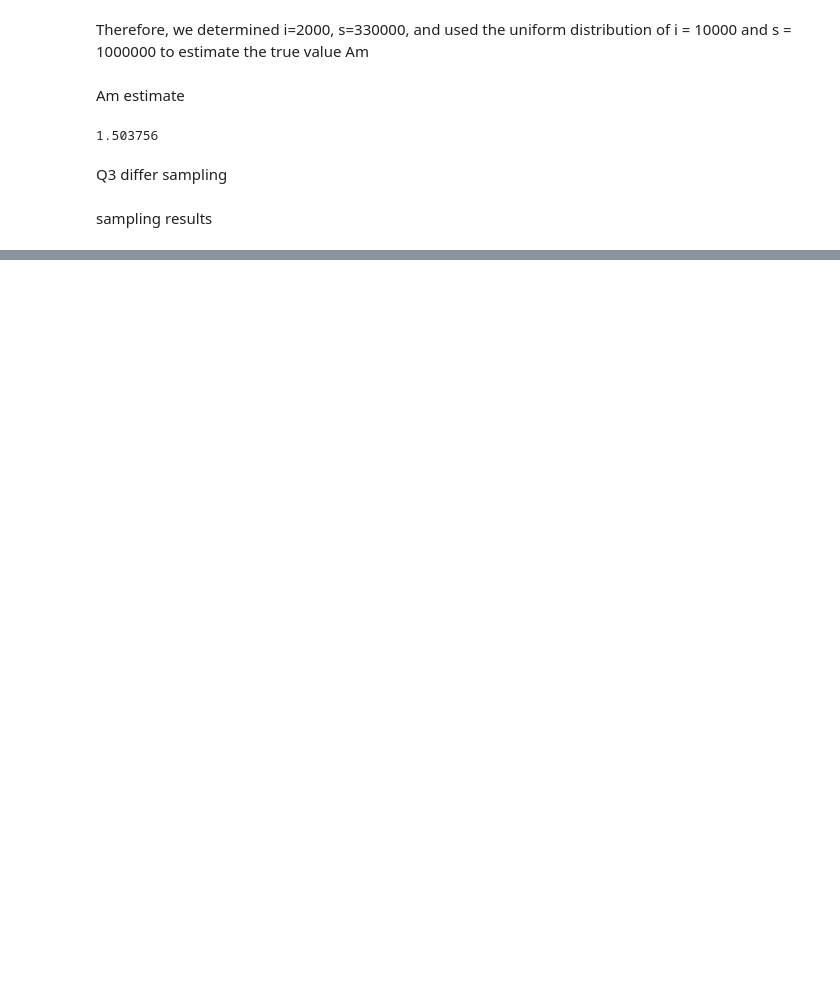
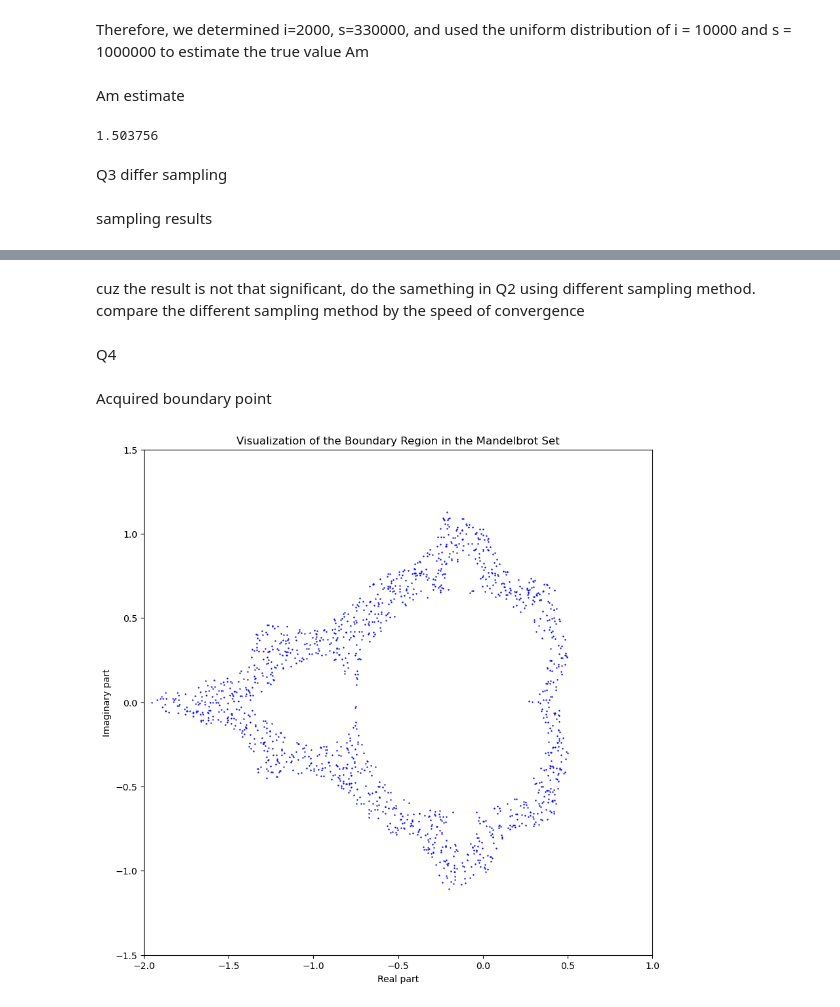
Before and after one commit to Ly-MX15/Stochastic_simulation, a Jupyter notebook: YuanLu/YuanLu.ipynb, the cells around one changed output, grey strips where cells are left out. Saved outputs shown, nothing was run; the diff lists cells and outputs as text; code cells hidden in the pictures; blank space fills up the shorter version.

```diff
--- a/YuanLu/YuanLu.ipynb
+++ b/YuanLu/YuanLu.ipynb
@@ -525,0 +522,47 @@ for point_set in point_sets:
+# %% [markdown]
+cuz the result is not that significant, do the samething in Q2 using different sampling method. compare the different sampling method by the speed of convergence
+# %% [markdown]
+Q4
+# %% [markdown]
+Acquired boundary point
+# %%
+import numpy as np
+import matplotlib.pyplot as plt
+
+def mandelbrot(c, max_iter):
+    z = 0
+    for n in range(max_iter):
+        if abs(z) > 2:
+            return n
+        z = z*z + c
+    return max_iter
+
+def random_sampling(x_range, y_range, num_samples):
+    real = np.random.uniform(x_range[0], x_range[1], num_samples)
+    imag = np.random.uniform(y_range[0], y_range[1], num_samples)
+    return real + imag * 1j
+
+def initial_sampling(x_range, y_range, num_samples, max_iter):
+    points = random_sampling(x_range, y_range, num_samples)
+    stabilities = [mandelbrot(c, max_iter) for c in points]
+    boundary_points = [points[i] for i, stability in enumerate(stabilities) if 5 < stability < max_iter]
+    return np.array(boundary_points)
+
+x_range = [-2, 1]
+y_range = [-1.5, 1.5]
+num_samples = 10000
+max_iter = 2000
+
+#Acquired boundary point
+boundary_points = initial_sampling(x_range, y_range, num_samples, max_iter)
+
+plt.figure(figsize=(10, 10))
+plt.scatter(boundary_points.real, boundary_points.imag, color='blue', s=0.5)
+plt.xlim(x_range)
+plt.ylim(y_range)
+plt.title('Visualization of the Boundary Region in the Mandelbrot Set')
+plt.xlabel('Real part')
+plt.ylabel('Imaginary part')
+plt.show()
+# %% [output]
+[figure, added]
```
Also changed, not shown: parts of 10 cells of this notebook, 2 other files.
